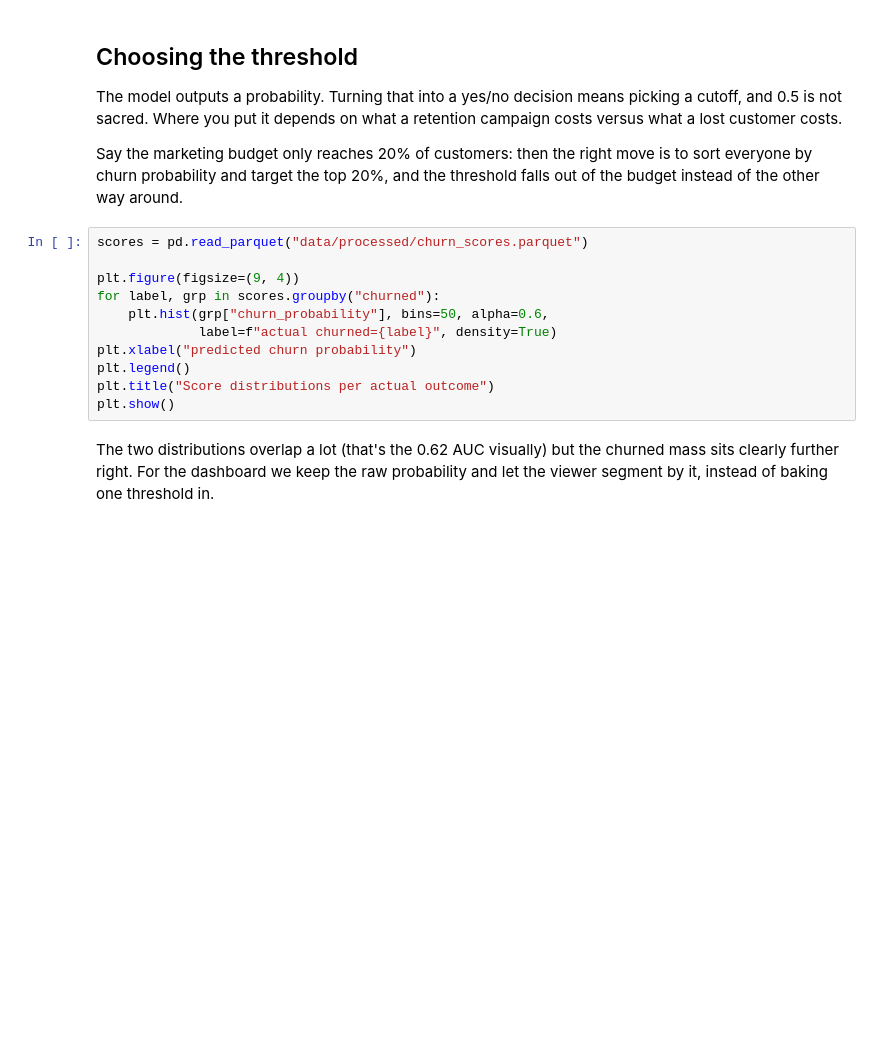
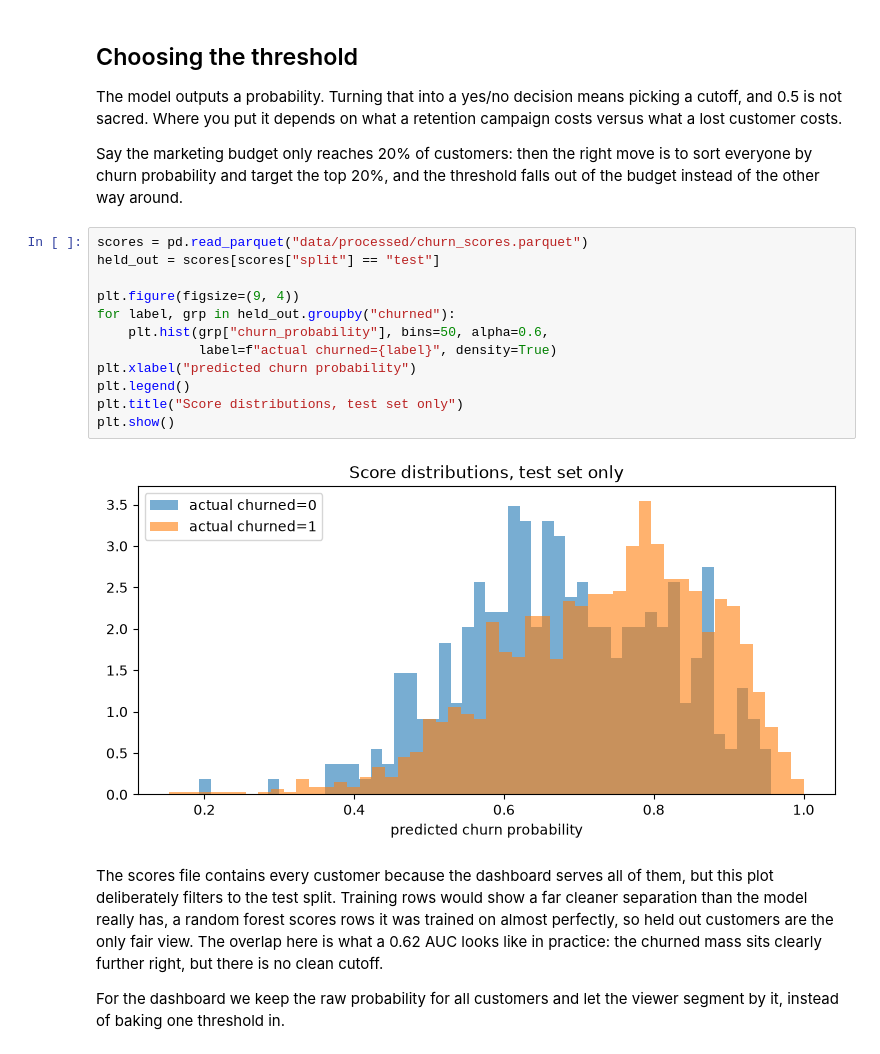
Before and after one commit to s-quinten/customer-churn-platform, a Jupyter notebook: notebooks/03_model_experiments.ipynb, the cells around one changed output. Drawn from its saved outputs; the diff is of its cells as text; blank space fills up the shorter version.

```diff
--- a/notebooks/03_model_experiments.ipynb
+++ b/notebooks/03_model_experiments.ipynb
@@ -55,14 +66,19 @@ The model outputs a probability. Turning that into a yes/no decision means picki
 Say the marketing budget only reaches 20% of customers: then the right move is to sort everyone by churn probability and target the top 20%, and the threshold falls out of the budget instead of the other way around.
 # %%
 scores = pd.read_parquet("data/processed/churn_scores.parquet")
+held_out = scores[scores["split"] == "test"]
 
 plt.figure(figsize=(9, 4))
-for label, grp in scores.groupby("churned"):
+for label, grp in held_out.groupby("churned"):
     plt.hist(grp["churn_probability"], bins=50, alpha=0.6,
              label=f"actual churned={label}", density=True)
 plt.xlabel("predicted churn probability")
 plt.legend()
-plt.title("Score distributions per actual outcome")
+plt.title("Score distributions, test set only")
 plt.show()
+# %% [output]
+[figure, added]
 # %% [markdown]
-The two distributions overlap a lot (that's the 0.62 AUC visually) but the churned mass sits clearly further right. For the dashboard we keep the raw probability and let the viewer segment by it, instead of baking one threshold in.
+The scores file contains every customer because the dashboard serves all of them, but this plot deliberately filters to the test split. Training rows would show a far cleaner separation than the model really has, a random forest scores rows it was trained on almost perfectly, so held out customers are the only fair view. The overlap here is what a 0.62 AUC looks like in practice: the churned mass sits clearly further right, but there is no clean cutoff.
+
+For the dashboard we keep the raw probability for all customers and let the viewer segment by it, instead of baking one threshold in.
```
Also changed, not shown: parts of 2 cells of this notebook, 6 other files.
